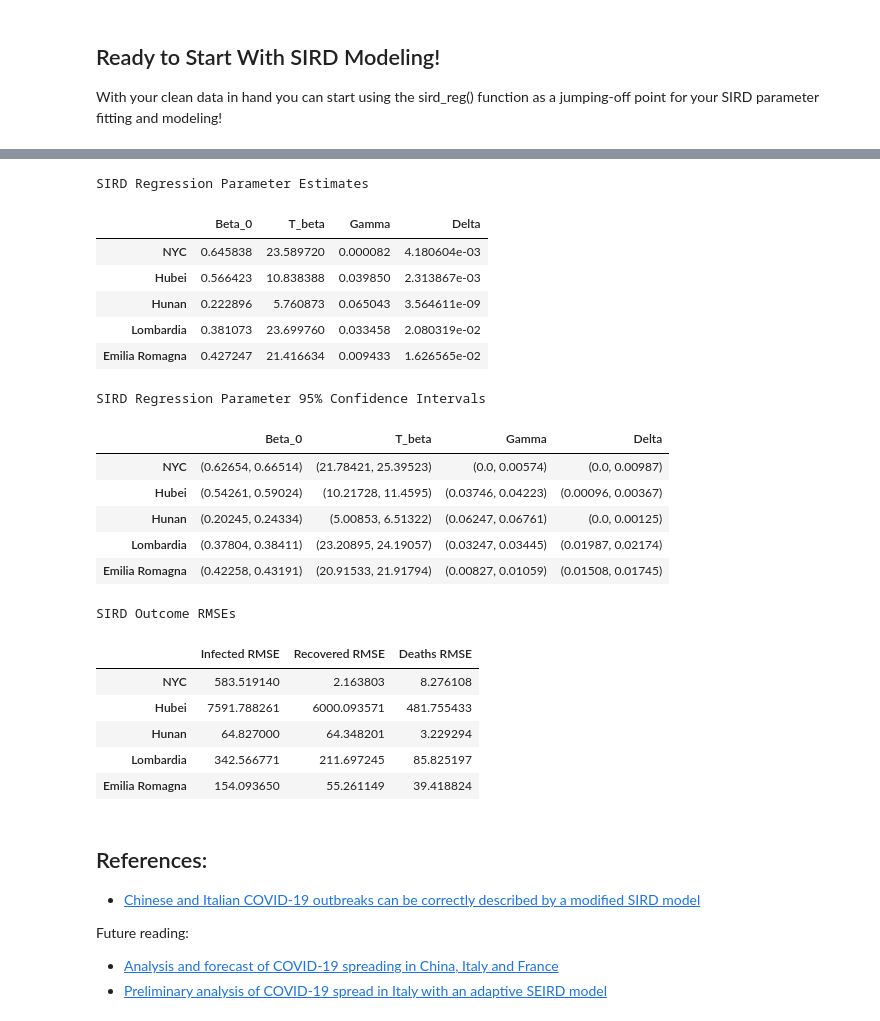
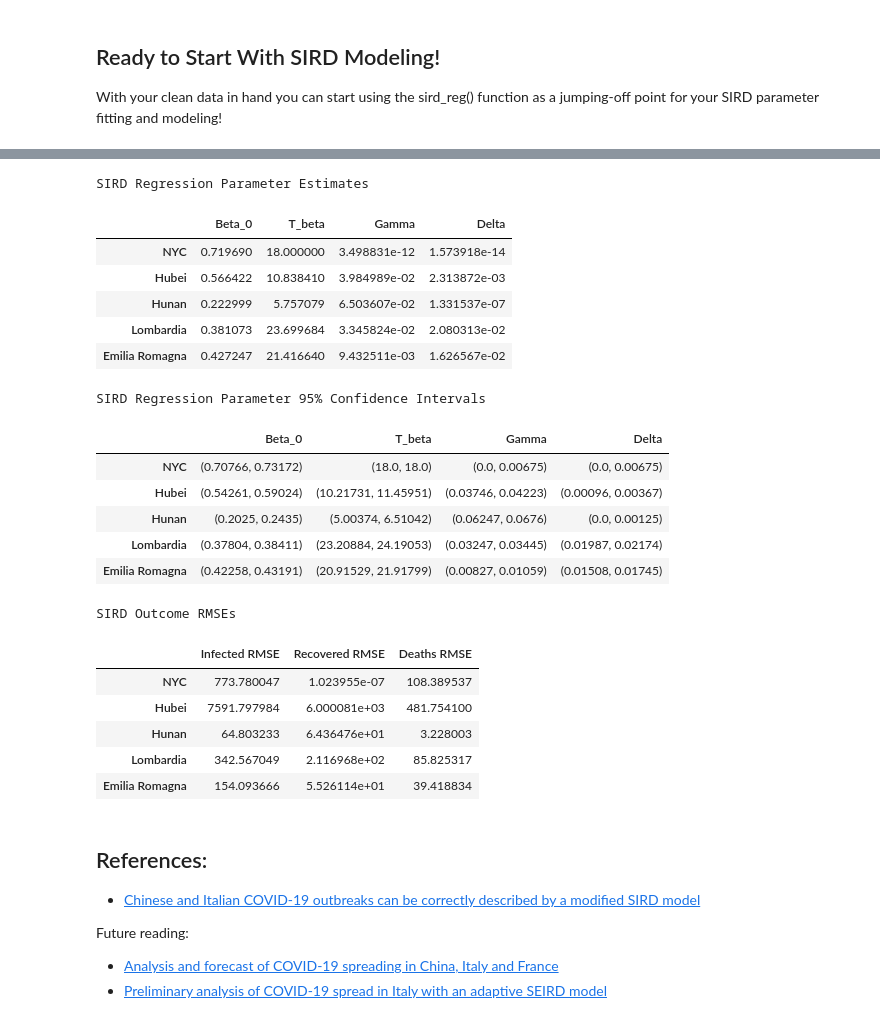
Before and after one commit to jpoles1/open_covid19, a Jupyter notebook: JP_Easy_SIRD.ipynb, the cells around one changed output, grey strips where cells are left out. Drawn from its saved outputs; the diff is of its cells as text; code cells hidden in the pictures.

Commit message:
Ready for first release of easy SIRD

```diff
--- a/JP_Easy_SIRD.ipynb
+++ b/JP_Easy_SIRD.ipynb
@@ -103,7 +103,7 @@ pop_counts = {"NYC": 8623000, "Hubei": 58500000, "Hunan": 67370000, "Lombardia":
 
 With your clean data in hand you can start using the sird_reg() function as a jumping-off point for your SIRD parameter fitting and modeling!
 # %%
-def sird_reg(locale_data, locale_pop: int, locale_name: str, t_beta = 7, forecast_days: int = 5, show_ci: bool = True):
+def sird_reg(locale_data, locale_pop: int, locale_name: str, t_beta_override = None, forecast_days: int = 5, show_ci: bool = True):
     locale_sird = locale_data.copy()
     #Start by converting total confirmed cases to SIRD variables
     locale_sird["Susceptible"] = locale_pop - locale_sird["Confirmed"]
@@ -140,7 +140,7 @@ def sird_reg(locale_data, locale_pop: int, locale_name: str, t_beta = 7, forecas
             """
 
             #beta attenuates over the course of the outbreak
-            beta = beta_0 * math.exp(-t / t_beta)
+            beta = beta_0 * math.exp(-t / (t_beta if t_beta_override == None else t_beta_override))
             ds_dt = -beta * y_t[0] * y_t[1] / locale_pop #Susceptible
             dd_dt = delta * y_t[1] #Deaths
             dr_dt = gamma * y_t[1] #Recovered
@@ -151,66 +151,81 @@ def sird_reg(locale_data, locale_pop: int, locale_name: str, t_beta = 7, forecas
         return sird_int.ravel()
     #Use non-linear least-squares optimization to fit parameters to known data
     param_est, param_cov = curve_fit(sird_fn, locale_sird.index.values, locale_sird.values.ravel(),
-                                     method="trf", bounds=([0, 0, 0, 0], [1, 40, 1, 0.25]))
+                                     method="trf", bounds=([0, 0, 0, 0], [1, 60, 1, 0.25]))
     #compute 1x StDev errors for params using diagonal of covariance matrix
     param_stdev = np.sqrt(np.diag(param_cov))
-    #
+    #Predict SIRD using model, shape will be 1 x (4*# predicted)
     predicted_data = sird_fn(range(len(locale_sird.index) + forecast_days), *param_est)
+    #Reshape into (# predicted, 4)
     predicted_data = predicted_data.reshape(len(locale_sird.index) + forecast_days, 4)
+    #Rename columns properly
     predicted_data = pd.DataFrame(predicted_data, columns=["Susceptible", "Infected", "Recovered", "Deaths"])
+    #Construct plot dataframe
     plot_data = predicted_data[["Infected", "Recovered", "Deaths"]]
     plot_data.columns = ["Projected Infected", "Projected Recovered", "Projected Deaths"]
     plot_data = plot_data.join(locale_sird[["Infected", "Recovered", "Deaths"]])
+    #Convert index back from days since outbreak to dates
     plot_data.index = pd.date_range(date_list[0], pd.to_datetime(date_list[-1]) + timedelta(days=forecast_days)).to_pydatetime()
+    #Change t_beta param_est/stdev if using override
+    param_est[1] = param_est[1] if t_beta_override == None else t_beta_override
+    param_stdev[1] = param_stdev[1] if t_beta_override == None else 0
+    #Plot
     plot_data.iplot(title="SIRD Model of %s | Beta_0=%s | T_beta=%s | Gamma=%s | Delta=%s" % (locale_name, param_est[0].round(2), param_est[1].round(1), param_est[2].round(4), param_est[3].round(4)))
     return (param_est, param_stdev, plot_data)
+#Collect output from each locales SIRD regression
 sird_param_est = []
 sird_param_stdev = []
 sird_rmse = []
-t_beta_dict = {"Hubei": 21, "Hunan": 21, "NYC": 21, "Lombardia": 21, "Emilia Romagna": 21}
+#Define the manual t_beta overrides. If None, will optimize this parameter instead.
+#Override useful for early data when quarantine measures not yet or still in process.
+t_beta_dict = {"Hubei": None, "Hunan": None, "NYC": 18, "Lombardia": None, "Emilia Romagna": None}
+#Iterate over dictionary of locales and their clean dataframes (created above)
 for (locale, locale_df) in locale_data.items():
-    res = sird_reg(locale_df, pop_counts[locale], locale, forecast_days=60, t_beta=t_beta_dict[locale])
+    #Run regression and receive parameter estimates/stdevs
+    res = sird_reg(locale_df, pop_counts[locale], locale, forecast_days=60, t_beta_override=t_beta_dict[locale])
+    #Store parameter estimates and stdev for display later
     sird_param_est.append(res[0])
     sird_param_stdev.append(res[1])
+    #Calculate root mean square error (RMSE) for each outcome variable prediction (SIRD)
     plot_data = res[2].dropna()
     infected_rmse = math.sqrt(np.sum((plot_data["Infected"]-plot_data["Projected Infected"]).pow(2))/len(plot_data.index))
     recovered_rmse = math.sqrt(np.sum((plot_data["Recovered"]-plot_data["Projected Recovered"]).pow(2))/len(plot_data.index))
     death_rmse = math.sqrt(np.sum((plot_data["Deaths"]-plot_data["Projected Deaths"]).pow(2))/len(plot_data.index))
     sird_rmse.append([infected_rmse, recovered_rmse, death_rmse])
 print("SIRD Regression Parameter Estimates")
 display(pd.DataFrame(sird_param_est, index=locale_data.keys(), columns=["Beta_0", "T_beta", "Gamma", "Delta"]))
 sird_param_95ci = [zip(np.maximum([0, 0, 0, 0], x - 2*sird_param_stdev[i]).round(5), np.maximum([0, 0, 0, 0], x + 2*sird_param_stdev[i]).round(5)) for i,x in enumerate(sird_param_est)]
 print("\n\nSIRD Regression Parameter 95% Confidence Intervals")
 display(pd.DataFrame(sird_param_95ci, index=locale_data.keys(), columns=["Beta_0", "T_beta", "Gamma", "Delta"]))
 print("\n\nSIRD Outcome RMSEs")
 display(pd.DataFrame(sird_rmse, index=locale_data.keys(), columns=["Infected RMSE", "Recovered RMSE", "Deaths RMSE"]))
 # %% [output]
 [interactive output not drawn]
 [interactive output not drawn]
 [interactive output not drawn]
 [interactive output not drawn]
 [interactive output not drawn]
 SIRD Regression Parameter Estimates
 |  | Beta_0 | T_beta | Gamma | Delta |
-| NYC | 0.645838 | 23.589720 | 0.000082 | 4.180604e-03 |
-| Hubei | 0.566423 | 10.838388 | 0.039850 | 2.313867e-03 |
-| Hunan | 0.222896 | 5.760873 | 0.065043 | 3.564611e-09 |
-| Lombardia | 0.381073 | 23.699760 | 0.033458 | 2.080319e-02 |
-| Emilia Romagna | 0.427247 | 21.416634 | 0.009433 | 1.626565e-02 |
+| NYC | 0.719690 | 18.000000 | 3.498831e-12 | 1.573918e-14 |
+| Hubei | 0.566422 | 10.838410 | 3.984989e-02 | 2.313872e-03 |
+| Hunan | 0.222999 | 5.757079 | 6.503607e-02 | 1.331537e-07 |
+| Lombardia | 0.381073 | 23.699684 | 3.345824e-02 | 2.080313e-02 |
+| Emilia Romagna | 0.427247 | 21.416640 | 9.432511e-03 | 1.626567e-02 |
 SIRD Regression Parameter 95% Confidence Intervals
 |  | Beta_0 | T_beta | Gamma | Delta |
-| NYC | (0.62654, 0.66514) | (21.78421, 25.39523) | (0.0, 0.00574) | (0.0, 0.00987) |
-| Hubei | (0.54261, 0.59024) | (10.21728, 11.4595) | (0.03746, 0.04223) | (0.00096, 0.00367) |
-| Hunan | (0.20245, 0.24334) | (5.00853, 6.51322) | (0.06247, 0.06761) | (0.0, 0.00125) |
-| Lombardia | (0.37804, 0.38411) | (23.20895, 24.19057) | (0.03247, 0.03445) | (0.01987, 0.02174) |
-| Emilia Romagna | (0.42258, 0.43191) | (20.91533, 21.91794) | (0.00827, 0.01059) | (0.01508, 0.01745) |
+| NYC | (0.70766, 0.73172) | (18.0, 18.0) | (0.0, 0.00675) | (0.0, 0.00675) |
+| Hubei | (0.54261, 0.59024) | (10.21731, 11.45951) | (0.03746, 0.04223) | (0.00096, 0.00367) |
+| Hunan | (0.2025, 0.2435) | (5.00374, 6.51042) | (0.06247, 0.0676) | (0.0, 0.00125) |
+| Lombardia | (0.37804, 0.38411) | (23.20884, 24.19053) | (0.03247, 0.03445) | (0.01987, 0.02174) |
+| Emilia Romagna | (0.42258, 0.43191) | (20.91529, 21.91799) | (0.00827, 0.01059) | (0.01508, 0.01745) |
 SIRD Outcome RMSEs
 |  | Infected RMSE | Recovered RMSE | Deaths RMSE |
-| NYC | 583.519140 | 2.163803 | 8.276108 |
-| Hubei | 7591.788261 | 6000.093571 | 481.755433 |
-| Hunan | 64.827000 | 64.348201 | 3.229294 |
-| Lombardia | 342.566771 | 211.697245 | 85.825197 |
-| Emilia Romagna | 154.093650 | 55.261149 | 39.418824 |
+| NYC | 773.780047 | 1.023955e-07 | 108.389537 |
+| Hubei | 7591.797984 | 6.000081e+03 | 481.754100 |
+| Hunan | 64.803233 | 6.436476e+01 | 3.228003 |
+| Lombardia | 342.567049 | 2.116968e+02 | 85.825317 |
+| Emilia Romagna | 154.093666 | 5.526114e+01 | 39.418834 |
 # %% [markdown]
 ## References:
 - [Chinese and Italian COVID-19 outbreaks can be correctly described by a modified SIRD model](https://www.medrxiv.org/content/10.1101/2020.03.19.20039388v1)
```
